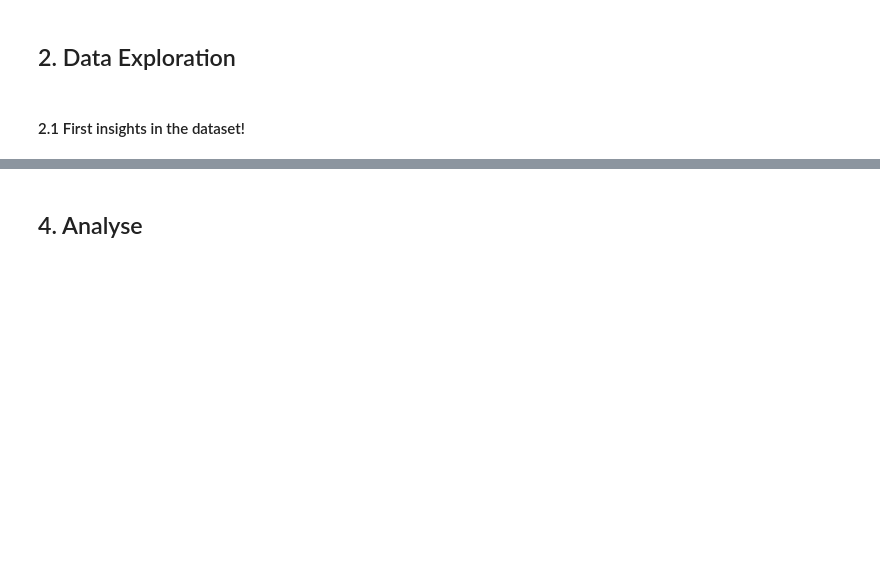
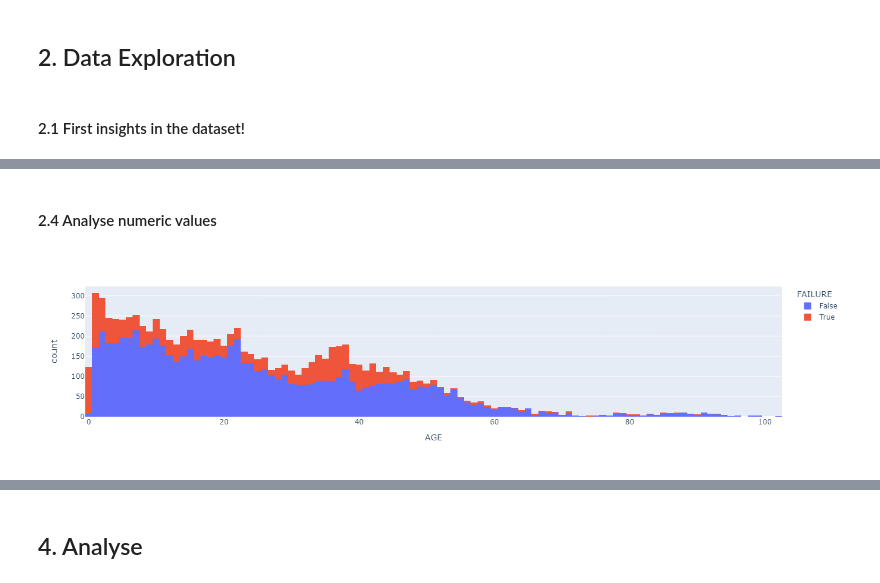
Before and after one commit to Kerwin-Buijsman/workshop-RU-2024, a Jupyter notebook: workshop/workshop-nieuw.ipynb, the cells around one changed output, grey strips where cells are left out. Saved outputs shown, nothing was run; the diff lists cells and outputs as text; code cells hidden in the pictures; blank space fills up the shorter version.

```diff
--- a/workshop/workshop-nieuw.ipynb
+++ b/workshop/workshop-nieuw.ipynb
@@ -124,0 +148,10 @@ Length: 79, dtype: object
+# %% [markdown]
+#### 2.4 Analyse numeric values
+# %%
+df.plot(
+    kind="hist",
+    x="AGE",
+    color="FAILURE"
+)
+# %% [output]
+[figure, added]
```
Also changed, not shown: parts of 35 cells of this notebook, 1 other file.
